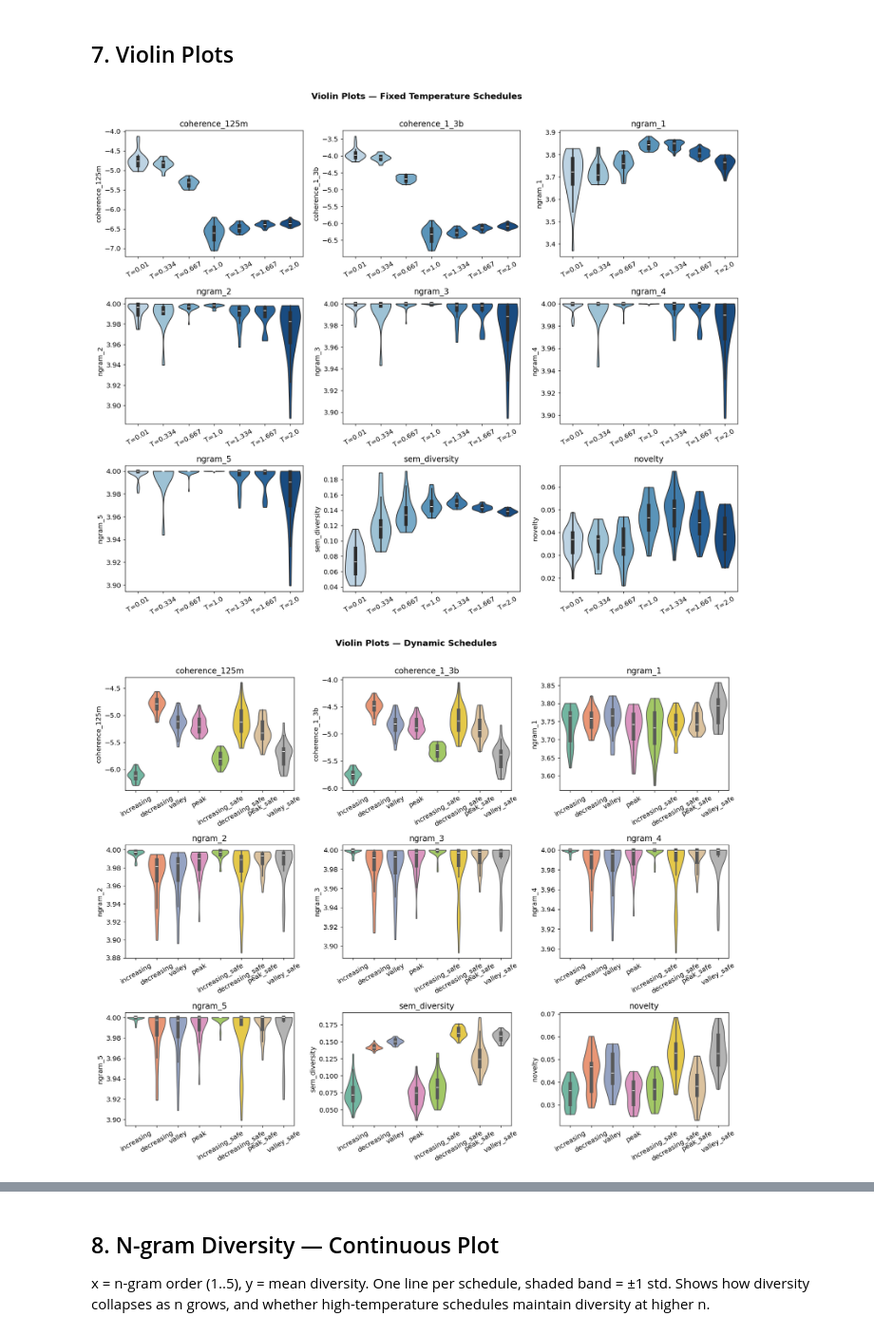
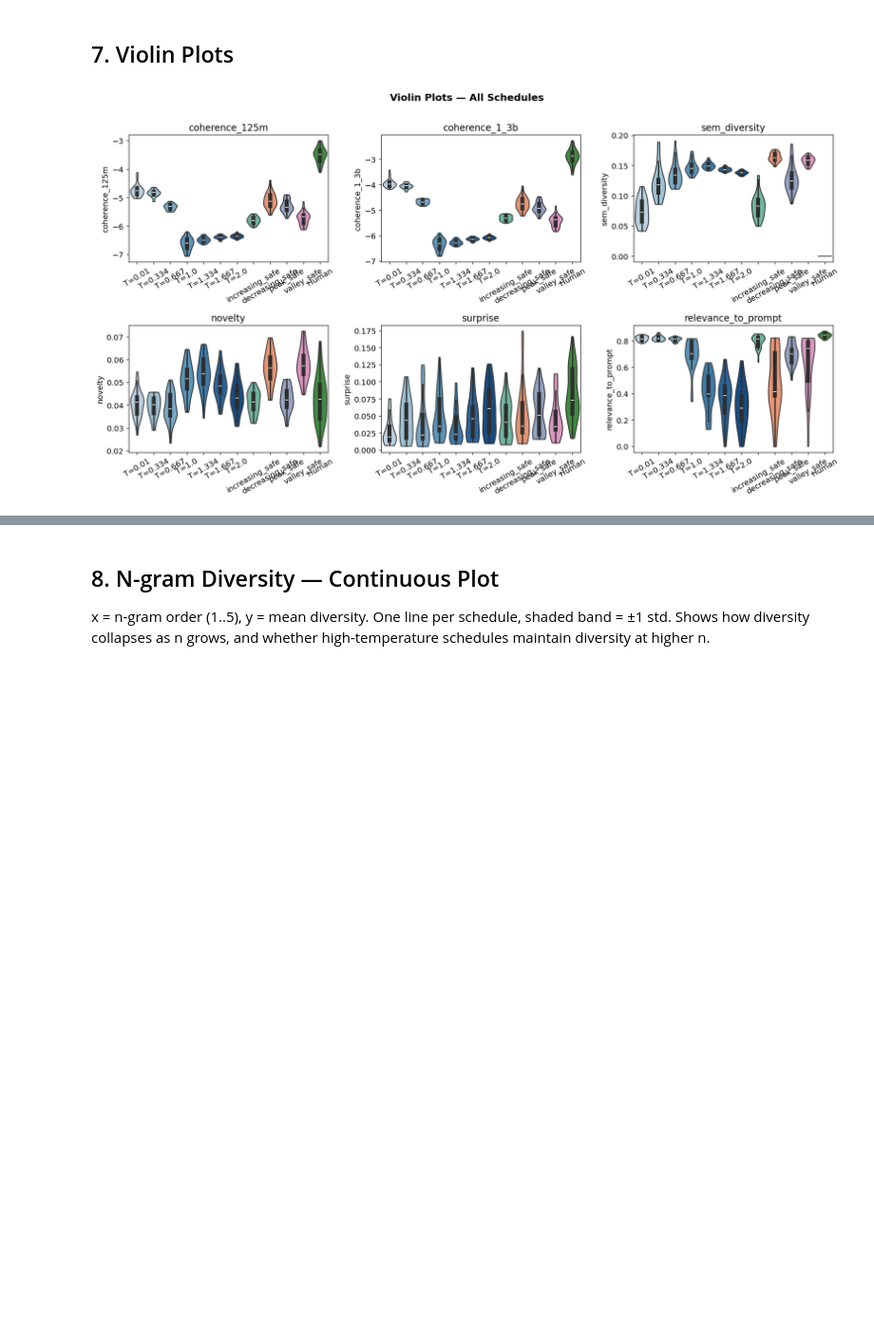
Before and after one commit to daphnabal/nlp_final_project, a Jupyter notebook: final-code/notebooks/final_analysis.ipynb, the cells around one changed output, grey strips where cells are left out. Shown at 95% size. Drawn from its saved outputs; the diff is of its cells as text; code cells hidden in the pictures; blank space fills up the shorter version.

```diff
--- a/final-code/notebooks/final_analysis.ipynb
+++ b/final-code/notebooks/final_analysis.ipynb
@@ -236,7 +237,10 @@ def load_schedule_stories(schedule_name: str) -> List[Dict]:
     Load stories for one schedule.
     Prefers stories_opt_scored.jsonl (has coherence keys) over stories.jsonl.
     """
-    base = RESULTS_DIR / f'{SAFE_MODEL}_{schedule_name}'
+    if schedule_name == HUMAN_SCHEDULE:
+        base = RESULTS_DIR / 'human'
+    else:
+        base = RESULTS_DIR / f'{SAFE_MODEL}_{schedule_name}'
     for fname in ('stories_opt_scored.jsonl', 'stories.jsonl'):
         path = base / fname
         if path.exists():
@@ -716,6 +717,7 @@ Novelty computed and cached (15 schedules).
 # %%
 # ── 3d. Surprise ──────────────────────────────────────────────────────────────
 SURPRISE_CACHE = CACHE_DIR / 'surprise.pkl'
+N_SURPRISE_SAMPLES = 2  # shadows sampled per prompt
 
 surprise_scores = pickle.load(open(SURPRISE_CACHE, 'rb')) if SURPRISE_CACHE.exists() else {}
 new_scheds = [s for s in AVAILABLE_SCHEDULES if s not in surprise_scores]
@@ -723,11 +725,24 @@ new_scheds = [s for s in AVAILABLE_SCHEDULES if s not in surprise_scores]
 if new_scheds:
     print(f'Computing surprise for {len(new_scheds)} new schedules: {new_scheds}')
     for sched in tqdm(new_scheds, desc='surprise'):
+        stories = all_stories[sched]
+
+        # Group by prompt_id
+        grouped = defaultdict(list)
+        for s in stories:
+            grouped[s['prompt_id']].append(s)
+
+        # Sample N_SURPRISE_SAMPLES shadows per prompt
+        sampled = []
+        for group in grouped.values():
+            sampled.extend(random.sample(group, min(N_SURPRISE_SAMPLES, len(group))))
+
         surprise_scores[sched] = {}
-        for story in tqdm(all_stories[sched], desc=f'  {sched}', leave=False):
+        for story in tqdm(sampled, desc=f'  {sched}', leave=False):
             pid, sid = story['prompt_id'], story['shadow_id']
             surprise_scores[sched].setdefault(pid, {})
             surprise_scores[sched][pid][sid] = compute_surprise(story['story'])
+
     with open(SURPRISE_CACHE, 'wb') as f:
         pickle.dump(surprise_scores, f)
     print('Surprise updated and cached.')
@@ -842,7 +871,7 @@ for sched in AVAILABLE_SCHEDULES:
         row = {
             'schedule':      sched,
             'schedule_label': SCHED_LABELS[sched],
-            'schedule_type': 'fixed' if sched in FIXED_SCHEDULES else 'dynamic',
+            'schedule_type': 'fixed' if sched in FIXED_SCHEDULES else ('human' if sched == HUMAN_SCHEDULE else 'dynamic'),
             'prompt_id':     pid,
             'shadow_id':     sid,
             # Coherence from OPT scoring (NaN if evaluation not yet run)
@@ -858,7 +887,7 @@ for sched in AVAILABLE_SCHEDULES:
         # Novelty
         row['novelty'] = novelty_scores.get(sched, {}).get(pid, {}).get(sid, float('nan'))
         # # Surprise
-        # row['surprise'] = surprise_scores.get(sched, {}).get(pid, {}).get(sid, float('nan'))
+        row['surprise'] = surprise_scores.get(sched, {}).get(pid, {}).get(sid, float('nan'))
         # Complexity sub-metrics
         # cx = complexity_scores.get(sched, {}).get(pid, {}).get(sid, {})
         # row.update(cx)
@@ -867,5 +896,5 @@ for sched in AVAILABLE_SCHEDULES:
 
 df = pd.DataFrame(rows)
 print(f'Master DataFrame: {len(df):,} rows x {len(df.columns)} columns')
-df
+display(df[~df['relevance_to_prompt'].isna()])
 # %% [output]
@@ -1043,7 +1154,7 @@ def bar_plot(metric: str, schedules: List[str], ax=None):
 
 
 def make_bar_grid(metrics, schedules, title):
-    metrics = [m for m in metrics if m in df_prompt.columns]
+    metrics = [m for m in metrics if m in df_prompt.columns if 'ngram' not in m]
     ncols = 3
     nrows = (len(metrics) + ncols - 1) // ncols
     fig, axes = plt.subplots(nrows, ncols, figsize=(ncols * 5, nrows * 4))
@@ -1060,8 +1171,9 @@ def make_bar_grid(metrics, schedules, title):
 PLOT_METRICS    = [m for m in SUMMARY_METRICS if m in df_prompt.columns]
 avail_fixed     = [s for s in FIXED_SCHEDULES   if s in AVAILABLE_SCHEDULES]
 avail_dynamic   = [s for s in DYNAMIC_SCHEDULES if s in AVAILABLE_SCHEDULES]
+human           = [HUMAN_SCHEDULE] if HUMAN_SCHEDULE in AVAILABLE_SCHEDULES else []
 
-make_bar_grid(PLOT_METRICS, avail_fixed,                  'Bar Plots — Fixed Temperature Schedules')
-make_bar_grid(PLOT_METRICS, avail_dynamic,                'Bar Plots — Dynamic Schedules')
-make_bar_grid(PLOT_METRICS, avail_fixed + avail_dynamic,  'Bar Plots — All Schedules')
+# make_bar_grid(PLOT_METRICS, avail_fixed,                  'Bar Plots — Fixed Temperature Schedules')
+# make_bar_grid(PLOT_METRICS, avail_dynamic,                'Bar Plots — Dynamic Schedules')
+make_bar_grid(PLOT_METRICS, avail_fixed + avail_dynamic + human,  'Bar Plots — All Schedules')
 # %% [output]
@@ -1073,32 +1183,31 @@ make_bar_grid(PLOT_METRICS, avail_fixed + avail_dynamic,  'Bar Plots — All Sch
 # %%
 def make_violin_grid(metrics, schedules, title):
     """Violin plots showing full distribution across 30 prompts."""
-    metrics = [m for m in metrics if m in df_prompt.columns]
+    metrics = [m for m in metrics if m in df_prompt.columns if 'ngram' not in m]
     data    = df_prompt[df_prompt['schedule'].isin(schedules)].copy()
     data['label'] = data['schedule'].map(SCHED_LABELS)
     labels  = [SCHED_LABELS[s] for s in schedules]
     palette = {SCHED_LABELS[s]: COLOR_MAP[s] for s in schedules}
 
     ncols = 3
     nrows = (len(metrics) + ncols - 1) // ncols
     fig, axes = plt.subplots(nrows, ncols, figsize=(ncols * 5, nrows * 4))
     axes = axes.flatten()
     for i, metric in enumerate(metrics):
         sns.violinplot(data=data, x='label', y=metric, order=labels,
                        palette=palette, inner='box', cut=0, ax=axes[i])
         axes[i].set_title(metric)
         axes[i].set_xlabel('')
         axes[i].tick_params(axis='x', rotation=30)
     for j in range(i + 1, len(axes)):
         axes[j].set_visible(False)
     fig.suptitle(title, fontsize=14, fontweight='bold', y=1.01)
     plt.tight_layout()
     plt.show()
 
 
-make_violin_grid(PLOT_METRICS, avail_fixed,                  'Violin Plots — Fixed Temperature Schedules')
-make_violin_grid(PLOT_METRICS, avail_dynamic,                'Violin Plots — Dynamic Schedules')
-make_violin_grid(PLOT_METRICS, avail_fixed + avail_dynamic,  'Violin Plots — All Schedules')
+# make_violin_grid(PLOT_METRICS, avail_fixed,                  'Violin Plots — Fixed Temperature Schedules')
+# make_violin_grid(PLOT_METRICS, avail_dynamic,                'Violin Plots — Dynamic Schedules')
+make_violin_grid(PLOT_METRICS, avail_fixed + avail_dynamic + human,  'Violin Plots — All Schedules')
 # %% [output]
-[figure, old version]
+[figure, new version]
-[figure, removed]
```
Also changed, not shown: parts of 18 cells of this notebook.
